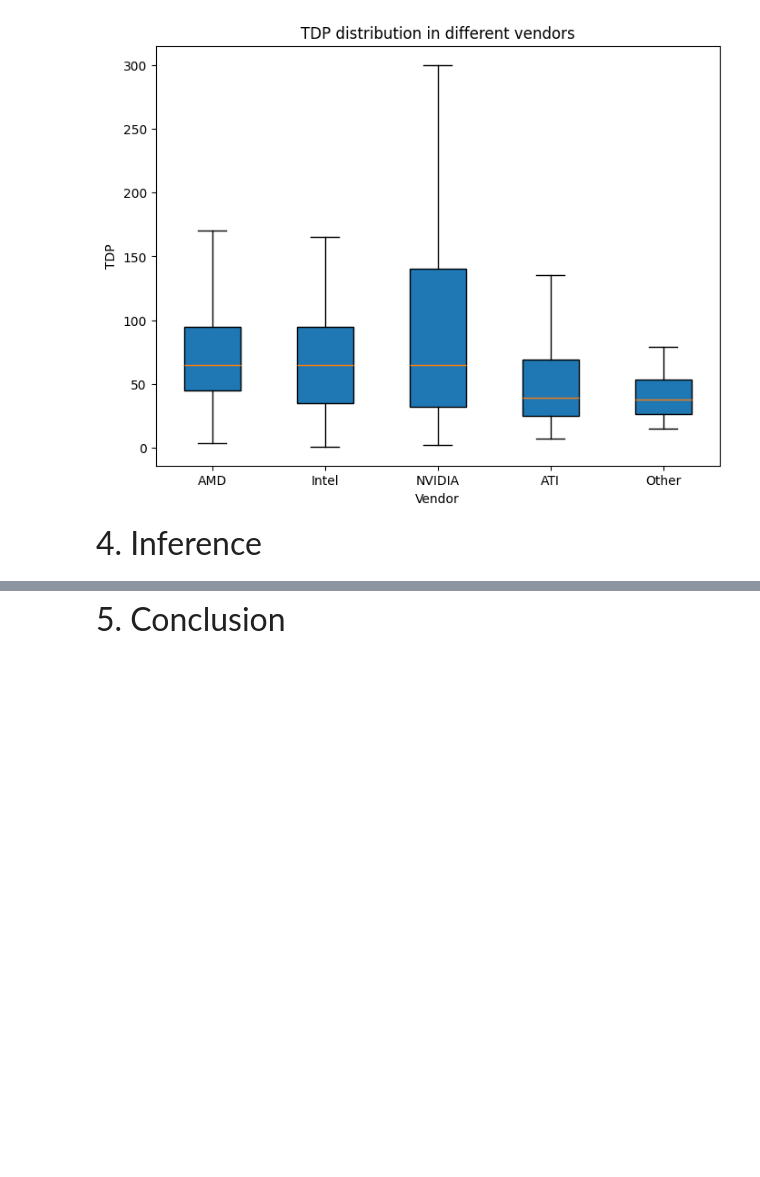
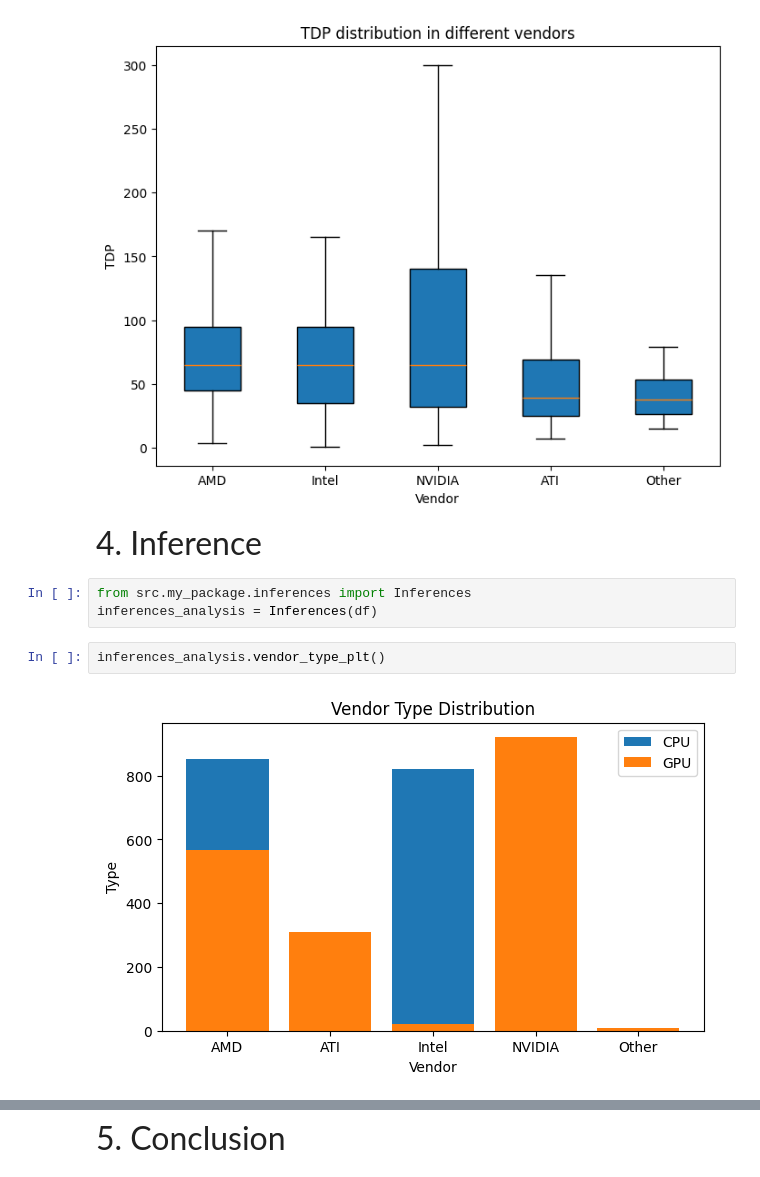
Before and after one commit to Zhengnan817/Project-3-Data-Reconstruction-and-Analysis, a Jupyter notebook: data_reconstruction_and_analysis.ipynb, the cells around one changed output, grey strips where cells are left out. Saved outputs shown, nothing was run; the diff lists cells and outputs as text; blank space fills up the shorter version.

Commit message:
adding inferences part

```diff
--- a/data_reconstruction_and_analysis.ipynb
+++ b/data_reconstruction_and_analysis.ipynb
@@ -157,3 +133,10 @@ release_date_plt = EDA_part.TDP_distribution_plt()
 [figure]
 # %% [markdown]
 <font size="6"> 4. Inference </font>
+# %%
+from src.my_package.inferences import Inferences
+inferences_analysis = Inferences(df)
+# %%
+inferences_analysis.vendor_type_plt()
+# %% [output]
+[figure, added]
```
Also changed, not shown: parts of 8 cells of this notebook, 3 other files.
